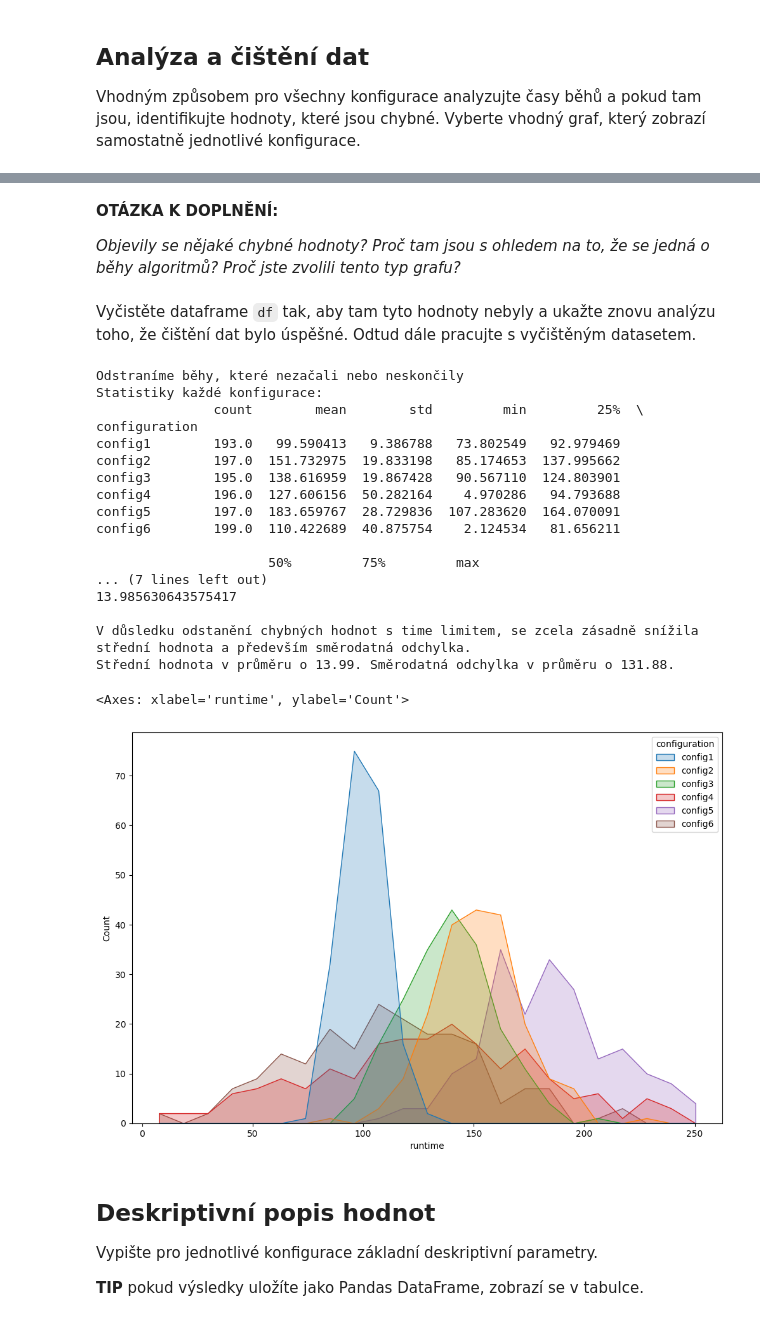
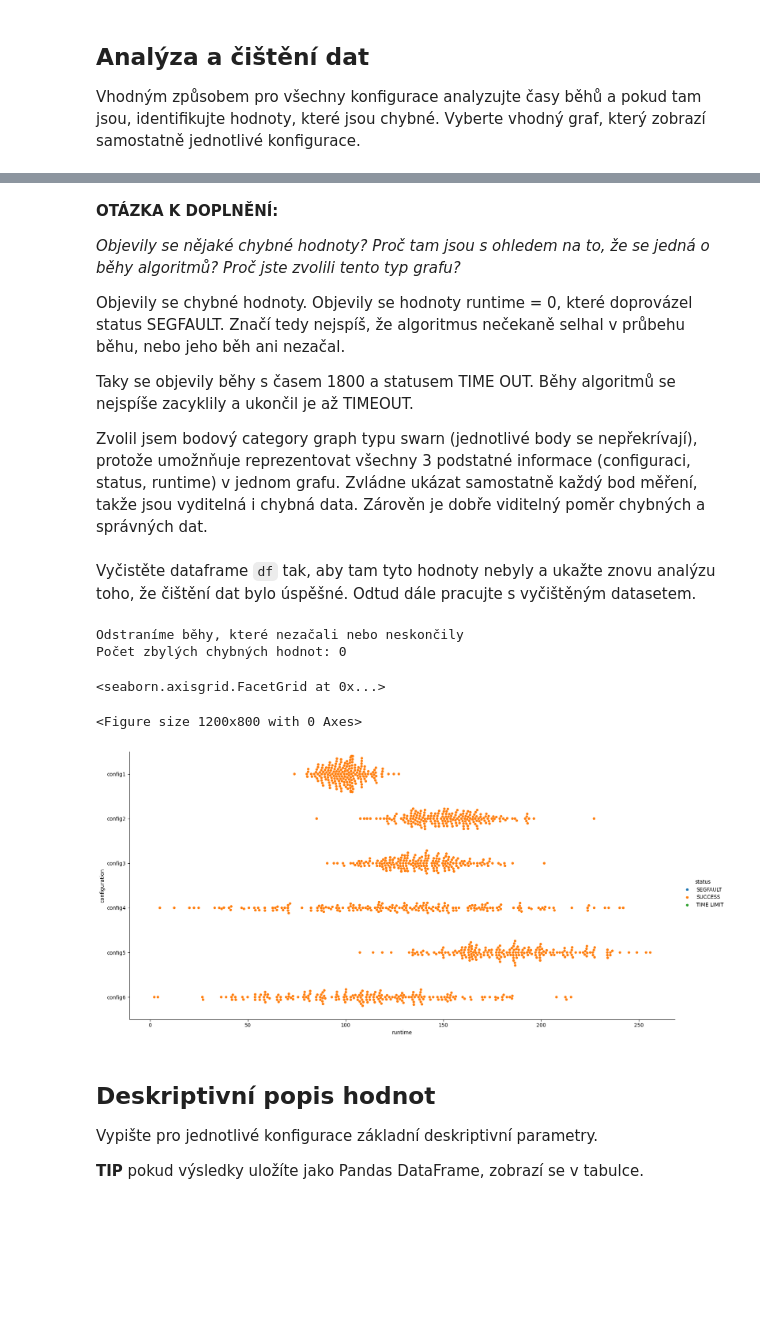
Before and after one commit to IamBahno/MSP-project-1, a Jupyter notebook: proj1.ipynb, the cells around one changed output, grey strips where cells are left out. Saved outputs shown, nothing was run; the diff lists cells and outputs as text; code cells hidden in the pictures; blank space fills up the shorter version.

```diff
--- a/proj1.ipynb
+++ b/proj1.ipynb
@@ -120,45 +122,39 @@ U každé configurace jsou běhy, které nedoběhly a ukončil je timelimit = 18
-# %% [markdown]
-__OTÁZKA K DOPLNĚNÍ:__
-
-_Objevily se nějaké chybné hodnoty? Proč tam jsou s ohledem na to, že se jedná o běhy algoritmů? Proč jste zvolili tento typ grafu?_
+# %% [markdown]
+__OTÁZKA K DOPLNĚNÍ:__
+
+_Objevily se nějaké chybné hodnoty? Proč tam jsou s ohledem na to, že se jedná o běhy algoritmů? Proč jste zvolili tento typ grafu?_
+
+Objevily se chybné hodnoty. Objevily se hodnoty runtime = 0, které doprovázel status SEGFAULT. Značí tedy nejspíš, že algoritmus nečekaně selhal v průbehu běhu, nebo jeho běh ani nezačal.
+
+Taky se objevily běhy s časem 1800 a statusem TIME OUT. Běhy algoritmů se nejspíše zacyklily a ukončil je až TIMEOUT.
+
+Zvolil jsem bodový category graph typu swarn (jednotlivé body se nepřekrívají), protože umožnňuje reprezentovat všechny 3 podstatné informace (configuraci, status, runtime) v jednom grafu. Zvládne ukázat samostatně každý bod měření, takže jsou vyditelná i chybná data. Zárověn je dobře viditelný poměr chybných a správných dat.
 # %% [markdown]
 Vyčistěte dataframe `df` tak, aby tam tyto hodnoty nebyly a ukažte znovu analýzu toho, že čištění dat bylo úspěšné. Odtud dále pracujte s vyčištěným datasetem.
-# %%
-print("Odstraníme běhy, které nezačali nebo neskončily")
-clean_df = df[df['status'] == 'SUCCESS']
-
-clean_summary_stats = clean_df.groupby('configuration')['runtime'].describe()
-print("Statistiky každé konfigurace:")
-print(clean_summary_stats)
-print((summary_stats - clean_summary_stats)['mean'].mean())
-
-print("")
-print("V důsledku odstanění chybných hodnot s time limitem, se zcela zásadně snížila střední hodnota a především směrodatná odchylka.")
-print(f"Střední hodnota v průměru o {(summary_stats - clean_summary_stats)['mean'].mean():.2f}. Směrodatná odchylka v průměru o {(summary_stats - clean_summary_stats)['std'].mean():.2f}.")
-
-
-plt.figure(figsize=(12, 8))
-sns.histplot(data=clean_df, x='runtime', hue='configuration', element='poly', stat='count', common_norm=False)
-# %% [output]
-Odstraníme běhy, které nezačali nebo neskončily
-Statistiky každé konfigurace:
-               count        mean        std         min         25%  \
-configuration
-config1        193.0   99.590413   9.386788   73.802549   92.979469
-config2        197.0  151.732975  19.833198   85.174653  137.995662
-config3        195.0  138.616959  19.867428   90.567110  124.803901
-config4        196.0  127.606156  50.282164    4.970286   94.793688
-config5        197.0  183.659767  28.729836  107.283620  164.070091
-config6        199.0  110.422689  40.875754    2.124534   81.656211
-
-                      50%         75%         max
-... (7 lines left out)
-13.985630643575417
-
-V důsledku odstanění chybných hodnot s time limitem, se zcela zásadně snížila střední hodnota a především směrodatná odchylka.
-Střední hodnota v průměru o 13.99. Směrodatná odchylka v průměru o 131.88.
-<Axes: xlabel='runtime', ylabel='Count'>
-[figure, removed]
+# %%
+print("Odstraníme běhy, které nezačali nebo neskončily")
+clean_df = df[df['status'] == 'SUCCESS']
+
+print(f"Počet zbylých chybných hodnot: {len(clean_df[clean_df['runtime']==0]) + len(clean_df[clean_df['runtime']==1800])}")
+
+
+plt.figure(figsize=(12, 8))
+
+sns.catplot(
+    x='runtime',
+    y='configuration',
+    hue='status',    # This will color code based on status
+    data=clean_df,         # Your DataFrame
+    aspect=2,
+    height=8,
+    kind='swarm'
+)
+# %% [output]
+Odstraníme běhy, které nezačali nebo neskončily
+Počet zbylých chybných hodnot: 0
+<seaborn.axisgrid.FacetGrid at 0x...>
+<Figure size 1200x800 with 0 Axes>
+[figure, added]
 # %% [markdown]
 ## Deskriptivní popis hodnot
 Vypište pro jednotlivé konfigurace základní deskriptivní parametry.
```
Also changed, not shown: parts of 10 cells of this notebook.
